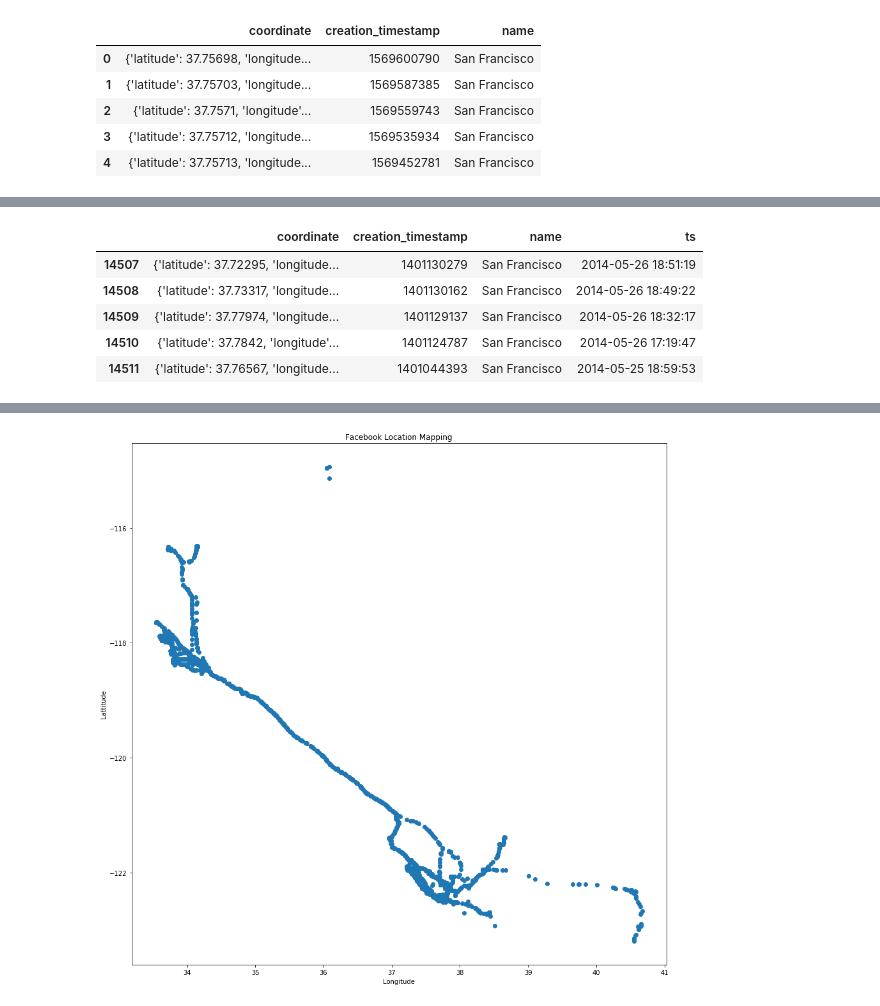
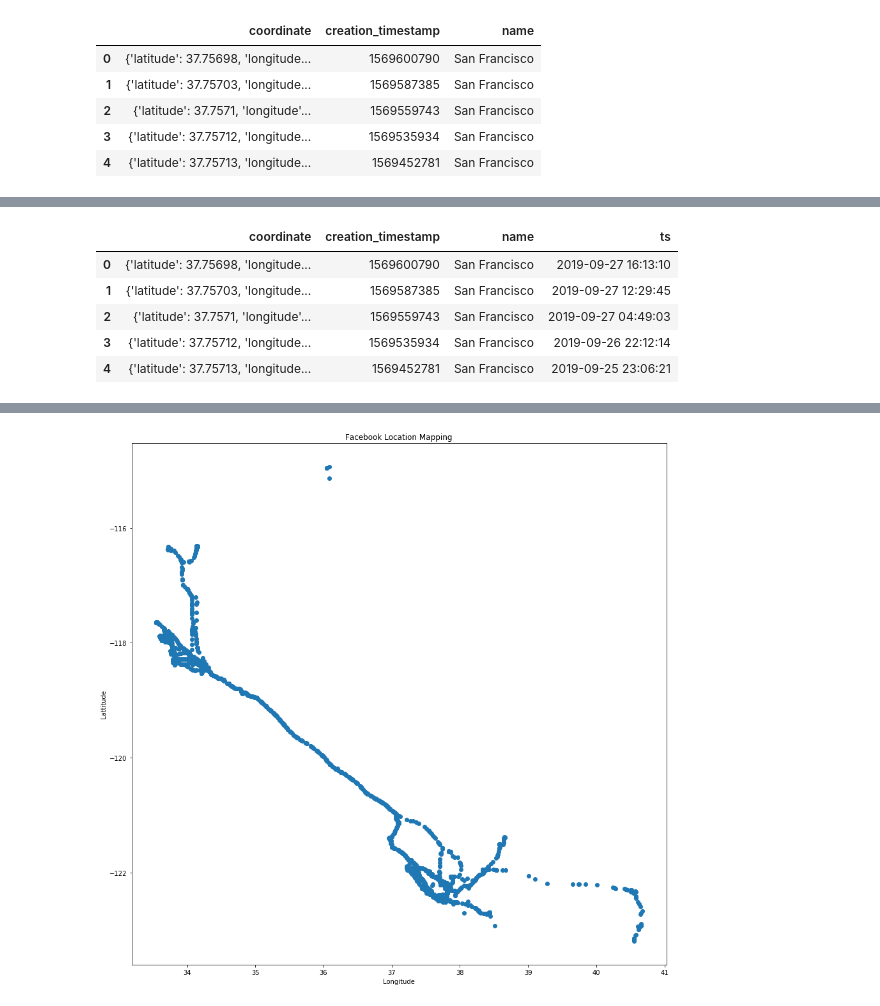
Before and after one commit to Tyler-Owen-Morris/capstone1, a Jupyter notebook: Facebook_EDA.ipynb, the cells around one changed output, grey strips where cells are left out. Saved outputs shown, nothing was run; the diff lists cells and outputs as text; code cells hidden in the pictures.

```diff
--- a/Facebook_EDA.ipynb
+++ b/Facebook_EDA.ipynb
@@ -73,23 +74,24 @@ location_df.head()
 | 4 | {'latitude': 37.75713, 'longitude... | 1569452781 | San Francisco |
 # %%
 #getting the data into a useable format
-# location_df['lat'] = location_df['coordinate']['latitude']
-# location_df['lng'] = location_df['coordinate']['longitude']
-coordinates_list = list(location_df['coordinate'])
+
+location_df['ts'] = pd.to_datetime(location_df['creation_timestamp'], unit='s')
+location_tm_df = location_df.sort_values('ts')
+location_tm_df.head()
+coordinates_list = list(location_tm_df['coordinate'])
 print(coordinates_list[:5])
-lat_list, lng_list = ([] , [])
+lat_list, lng_list, ts_list = ([] , [], [])
 for itm in coordinates_list:
     lat_list.append(itm['latitude'])
     lng_list.append(itm['longitude'])
+for tm in list(location_tm_df['ts']):
+    ts_list.append(tm)
 lat_series = pd.Series(lat_list)
 lng_series = pd.Series(lng_list)
+print(ts_list[:5])
 #location_df['lat'].append(lat_series, ignore_index=True)
 #location_df['lng'].append(lng_series, ignore_index=True)
 
-location_df['ts'] = pd.to_datetime(location_df['creation_timestamp'], unit='s')
 
-#print(location_df['lat'].count())
-#print(location_df['lat'].unique(), location_df['lng'].unique())
 location_df.head()
-location_df.tail()
 # %% [output]
@@ -97,9 +100,9 @@ location_df.tail()
 |  | coordinate | creation_timestamp | name | ts |
-| 14507 | {'latitude': 37.72295, 'longitude... | 1401130279 | San Francisco | 2014-05-26 18:51:19 |
-| 14508 | {'latitude': 37.73317, 'longitude... | 1401130162 | San Francisco | 2014-05-26 18:49:22 |
-| 14509 | {'latitude': 37.77974, 'longitude... | 1401129137 | San Francisco | 2014-05-26 18:32:17 |
-| 14510 | {'latitude': 37.7842, 'longitude'... | 1401124787 | San Francisco | 2014-05-26 17:19:47 |
-| 14511 | {'latitude': 37.76567, 'longitude... | 1401044393 | San Francisco | 2014-05-25 18:59:53 |
+| 0 | {'latitude': 37.75698, 'longitude... | 1569600790 | San Francisco | 2019-09-27 16:13:10 |
+| 1 | {'latitude': 37.75703, 'longitude... | 1569587385 | San Francisco | 2019-09-27 12:29:45 |
+| 2 | {'latitude': 37.7571, 'longitude'... | 1569559743 | San Francisco | 2019-09-27 04:49:03 |
+| 3 | {'latitude': 37.75712, 'longitude... | 1569535934 | San Francisco | 2019-09-26 22:12:14 |
+| 4 | {'latitude': 37.75713, 'longitude... | 1569452781 | San Francisco | 2019-09-25 23:06:21 |
 # %%
 # Plotting location logs per day over time
 from datetime import datetime
```
Also changed, not shown: parts of 11 cells of this notebook, 5 other files.
